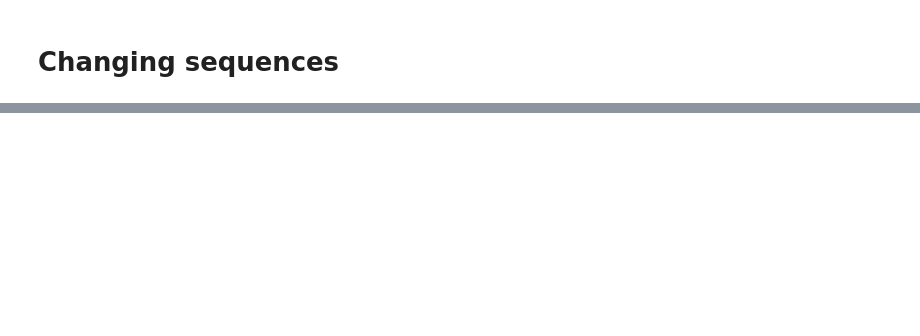
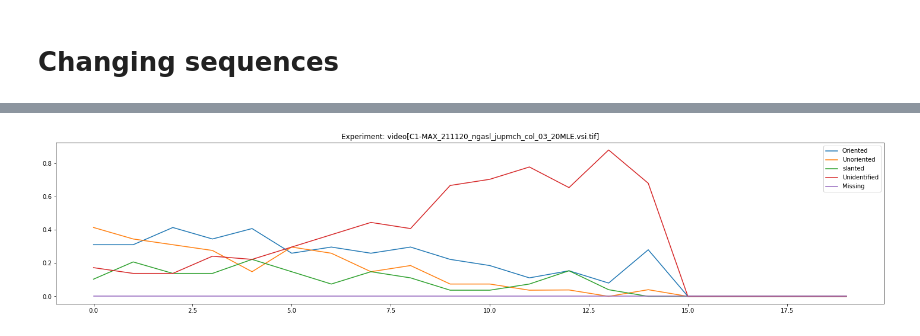
Before and after one commit to ConorFWild/centrilyze, a Jupyter notebook: notebooks/test.ipynb, the cells around one changed output, grey strips where cells are left out. Saved outputs shown, nothing was run; the diff lists cells and outputs as text; code cells hidden in the pictures; blank space fills up the shorter version.

```diff
--- a/notebooks/test.ipynb
+++ b/notebooks/test.ipynb
@@ -31,13 +31,13 @@ from centrilyze import CentrioleImageFiles, ImageDataset, CentrioleImageModel, H
 # %% [markdown]
 # Settings
 # %%
-test_folder = Path("/nic/data/high_low/train")
+test_folder = Path("/nic/data/test/col_02-20220318T142333Z-001")
 model_file = Path("/nic/models/model_resnet_18_high_low_affine_149.pyt")
 annotations_file = Path("/nic/annotations.json")
 sequences_file = Path("/nic/sequences.npy")
 emission_matrix_path = Path("/nic/emission_matrix.npy")
 emission_matrix_path_three_classes = Path("/nic/emission_matrix_three_classes.npy")
-output_dir = Path("/nic/output")
+output_dir = Path("/nic/output/col_02")
 
 n_iter=1000
 batch_size = 4
@@ -47,6 +47,14 @@ batch_size = 4
 centriole_image_files = CentrioleImageFiles.from_unannotated_images(test_folder)
 # %%
 # centriole_image_files.images
+# %%
+image_transform = transforms.Compose(
+    [
+        transforms.ToTensor(),
+        torchvision.transforms.Grayscale(num_output_channels=1),
+        torchvision.transforms.Normalize(0.0, 1.0, inplace=False),
+    ]
+)
 # %%
 testset = ImageDataset.from_centriole_image_files(
     centriole_image_files,
@@ -247,43 +403,65 @@ for experiment, frames in annotations_by_frame.items():
 # %%
 fig, axs = plt.subplots(nrows=len(annotations_by_frame), figsize=(25, 5*len(annotations_by_frame)))
 
 j = 0
 for experiment, frames in annotations_by_frame.items():
     num_orienteds = []
     num_unorienteds = []
     num_slanteds = []
     num_unidentifieds = []
     num_missings = []
     for frame, particles in frames.items():
 
         num_oriented = len([annotation for annotation in particles.values() if annotation['assigned'] == 1])
         num_unoriented = len([annotation for annotation in particles.values() if annotation['assigned'] == 0])
         num_slanted = len([annotation for annotation in particles.values() if annotation['assigned'] == 2])
         num_unidentified = len([annotation for annotation in particles.values() if annotation['assigned'] == 3])
         num_missing = len([annotation for annotation in particles.values() if annotation['assigned'] == 4])
 
         total = num_oriented + num_unoriented + num_slanted + num_unidentified + num_missing
+        if total != 0:
 
-        num_orienteds.append(num_oriented/total)
-        num_unorienteds.append(num_unoriented/total)
-        num_slanteds.append(num_slanted/total)
-        num_unidentifieds.append(num_unidentified/total)
-        num_missings.append(num_missing/total)
+            num_orienteds.append(num_oriented/total)
+            num_unorienteds.append(num_unoriented/total)
+            num_slanteds.append(num_slanted/total)
+            num_unidentifieds.append(num_unidentified/total)
+            num_missings.append(num_missing/total)
+
+        else:
+            num_orienteds.append(0)
+            num_unorienteds.append(0)
+            num_slanteds.append(0)
+            num_unidentifieds.append(0)
+            num_missings.append(0)
 
 
 
 
-    axs[j].set_title(f"Experiment: {experiment}")
-    # for key, frame in particle_data.items():
-    axs[j].plot(num_orienteds, label="Oriented")
-    axs[j].plot(num_unorienteds, label="Unoriented")
-    axs[j].plot(num_slanteds, label="slanted")
-    axs[j].plot(num_unidentifieds, label="Unidentified")
-    axs[j].plot(num_missings, label="Missing")
-    axs[j].set_xlabel("")
-    axs[j].legend()
+    if len(annotations_by_frame) != 1:
+        axs[j].set_title(f"Experiment: {experiment}")
+        # for key, frame in particle_data.items():
+        axs[j].plot(num_orienteds, label="Oriented")
+        axs[j].plot(num_unorienteds, label="Unoriented")
+        axs[j].plot(num_slanteds, label="slanted")
+        axs[j].plot(num_unidentifieds, label="Unidentified")
+        axs[j].plot(num_missings, label="Missing")
+        axs[j].set_xlabel("")
+        axs[j].legend()
+
+    else:
+        axs.set_title(f"Experiment: {experiment}")
+        # for key, frame in particle_data.items():
+        axs.plot(num_orienteds, label="Oriented")
+        axs.plot(num_unorienteds, label="Unoriented")
+        axs.plot(num_slanteds, label="slanted")
+        axs.plot(num_unidentifieds, label="Unidentified")
+        axs.plot(num_missings, label="Missing")
+        axs.set_xlabel("")
+        axs.legend()
 
     j = j+1
+# %% [output]
+[figure, added]
 # %%
 fig, axs = plt.subplots(nrows=len(annotations_by_frame), figsize=(25, 5*len(annotations_by_frame)))
 
```
Also changed, not shown: parts of 18 cells of this notebook, 1 other file.
